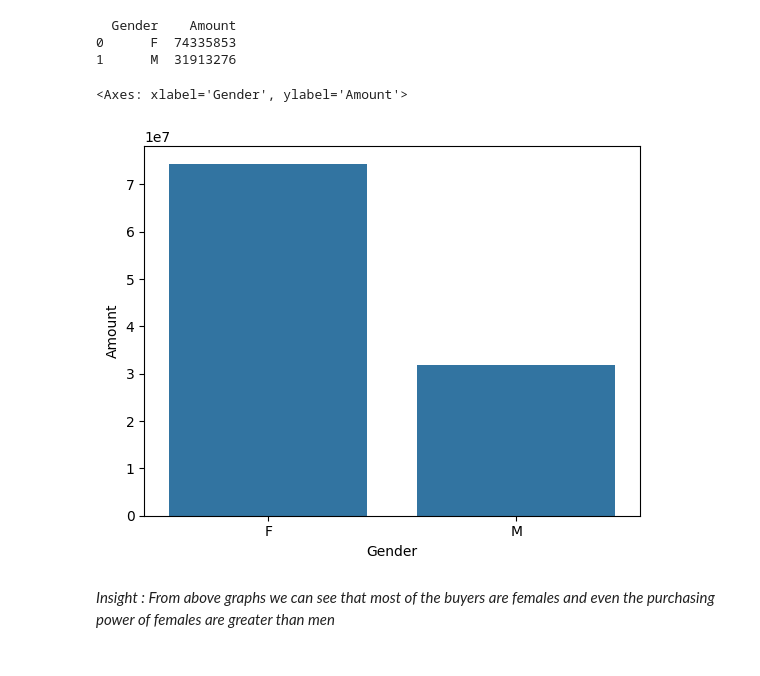
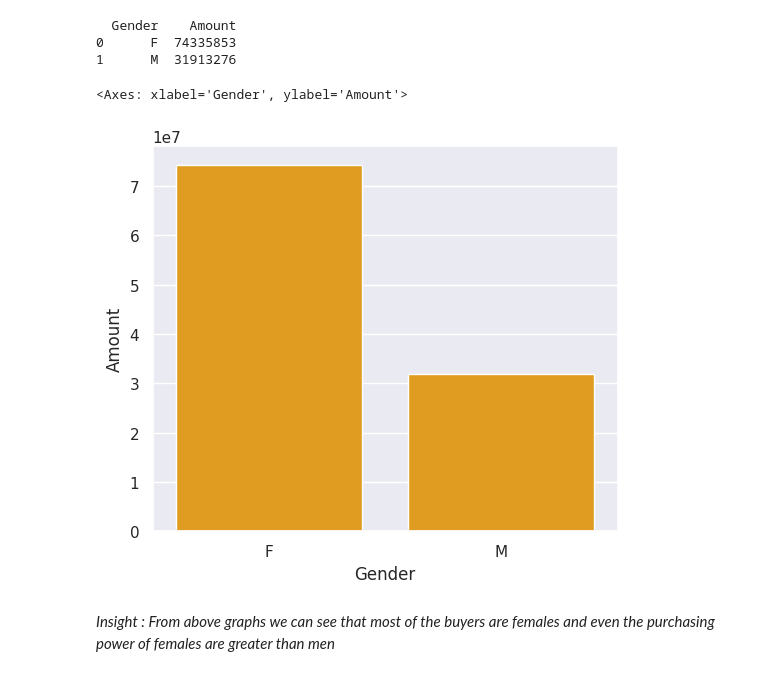
Before and after one commit to Kamal-Damani/Diwali_Customer_Analytics_Python, a Jupyter notebook: Diwali_Sales_analysis_Pandas.ipynb, the cells around one changed output. Cells and saved outputs as stored; diff of their text form; code cells hidden in the pictures.

```diff
--- a/Diwali_Sales_analysis_Pandas.ipynb
+++ b/Diwali_Sales_analysis_Pandas.ipynb
@@ -175,10 +175,11 @@ print(gender_sales)
 0      F  74335853
 1      M  31913276
 # %%
-sns.barplot(x="Gender",y="Amount",data=gender_sales)
+sns.set(rc={"figure.figsize":(6,5)})
+sns.barplot(x="Gender",y="Amount",data=gender_sales,color="orange")
 # %% [output]
 <Axes: xlabel='Gender', ylabel='Amount'>
-[figure, old version]
+[figure, new version]
 # %% [markdown]
 *Insight : From above graphs we can see that most of the buyers are females and even the purchasing power of females are greater than men*
 # %% [markdown]
```
Also changed, not shown: parts of 1 cell of this notebook.
